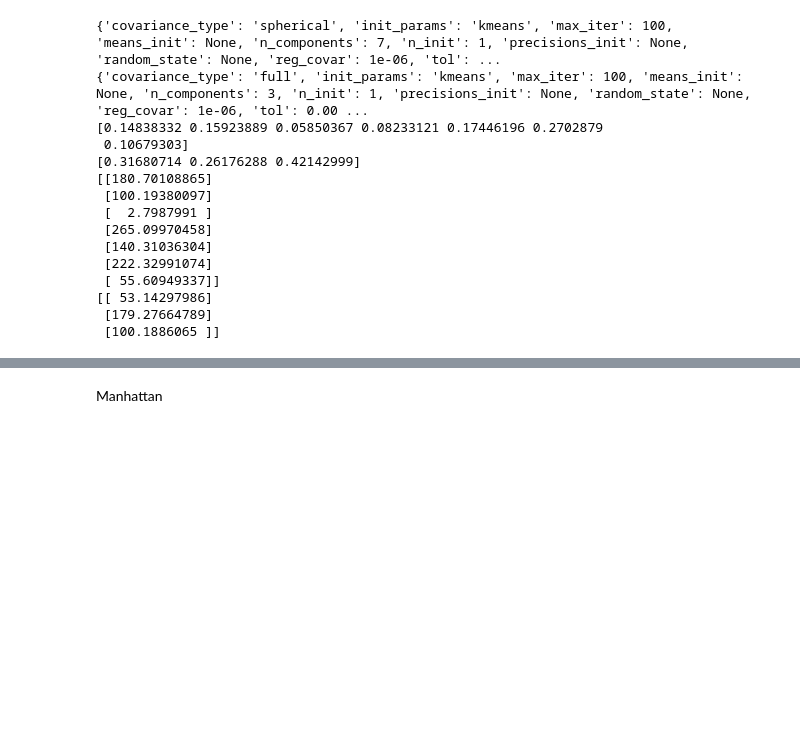
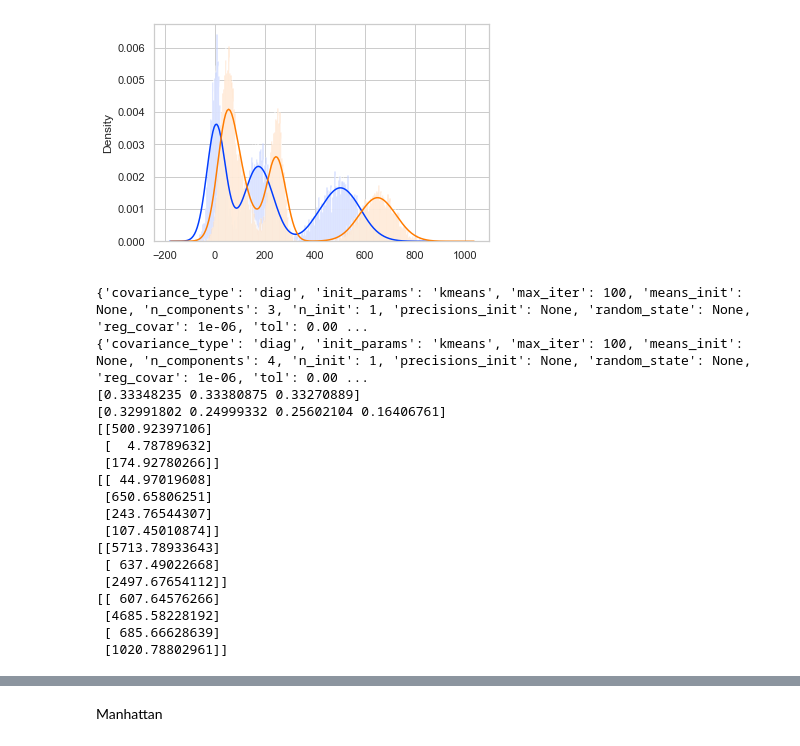
Before and after one commit to algoasylum/SatelliteImageAnalysis, a Jupyter notebook: GMM/GMMdistance metric.ipynb, the cells around one changed output, grey strips where cells are left out. Drawn from its saved outputs; the diff is of its cells as text; code cells hidden in the pictures; blank space fills up the shorter version.

```diff
--- a/GMM/GMMdistance metric.ipynb
+++ b/GMM/GMMdistance metric.ipynb
@@ -37,3 +38,19 @@ q2, x2 , mean2, std2 = ggen()
+# %%
+value1 = np.random.normal(loc=5,scale=25,size=10000)
+value2 =  np.random.normal(loc=175,scale=50,size=10000)
+value3 =  np.random.normal(loc=500,scale=75,size=10000)
+q1 = np.concatenate((value1,value2,value3))
+# %%
+value1 = np.random.normal(loc=90,scale=45,size=10000)
+value2 =  np.random.normal(loc=245,scale=25,size=10000)
+value3 =  np.random.normal(loc=650,scale=69,size=10000)
+value4 =  np.random.normal(loc=45,scale=23,size=10000)
+q2 = np.concatenate((value1,value2,value3,value4))
+sns.distplot(q1,bins=1000)
+sns.distplot(q2,bins=1000)
+plt.show()
+# %% [output]
+[figure, added]
 # %%
 
 lowest_bic = np.infty
@@ -78,19 +95,24 @@ print(best_gmmq1.means_)
 #print(mean1)
 print(best_gmmq2.means_)
 #print(mean2)
+print(best_gmmq1.covariances_)
+print(best_gmmq2.covariances_)
 # %% [output]
-{'covariance_type': 'spherical', 'init_params': 'kmeans', 'max_iter': 100, 'means_init': None, 'n_components': 7, 'n_init': 1, 'precisions_init': None, 'random_state': None, 'reg_covar': 1e-06, 'tol': ...
-{'covariance_type': 'full', 'init_params': 'kmeans', 'max_iter': 100, 'means_init': None, 'n_components': 3, 'n_init': 1, 'precisions_init': None, 'random_state': None, 'reg_covar': 1e-06, 'tol': 0.00 ...
-[0.14838332 0.15923889 0.05850367 0.08233121 0.17446196 0.2702879
- 0.10679303]
-[0.31680714 0.26176288 0.42142999]
-[[180.70108865]
- [100.19380097]
- [  2.7987991 ]
- [265.09970458]
- [140.31036304]
- [222.32991074]
- [ 55.60949337]]
-[[ 53.14297986]
- [179.27664789]
- [100.1886065 ]]
+{'covariance_type': 'diag', 'init_params': 'kmeans', 'max_iter': 100, 'means_init': None, 'n_components': 3, 'n_init': 1, 'precisions_init': None, 'random_state': None, 'reg_covar': 1e-06, 'tol': 0.00 ...
+{'covariance_type': 'diag', 'init_params': 'kmeans', 'max_iter': 100, 'means_init': None, 'n_components': 4, 'n_init': 1, 'precisions_init': None, 'random_state': None, 'reg_covar': 1e-06, 'tol': 0.00 ...
+[0.33348235 0.33380875 0.33270889]
+[0.32991802 0.24999332 0.25602104 0.16406761]
+[[500.92397106]
+ [  4.78789632]
+ [174.92780266]]
+[[ 44.97019608]
+ [650.65806251]
+ [243.76544307]
+ [107.45010874]]
+[[5713.78933643]
+ [ 637.49022668]
+ [2497.67654112]]
+[[ 607.64576266]
+ [4685.58228192]
+ [ 685.66628639]
+ [1020.78802961]]
```
Also changed, not shown: parts of 16 cells of this notebook, 4 other files.
